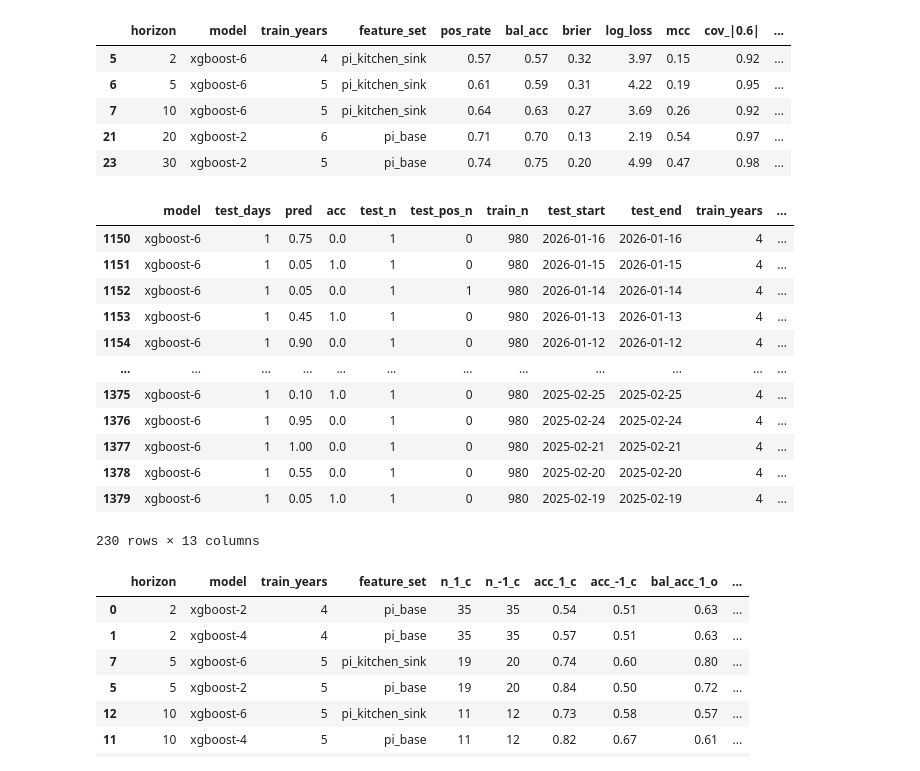
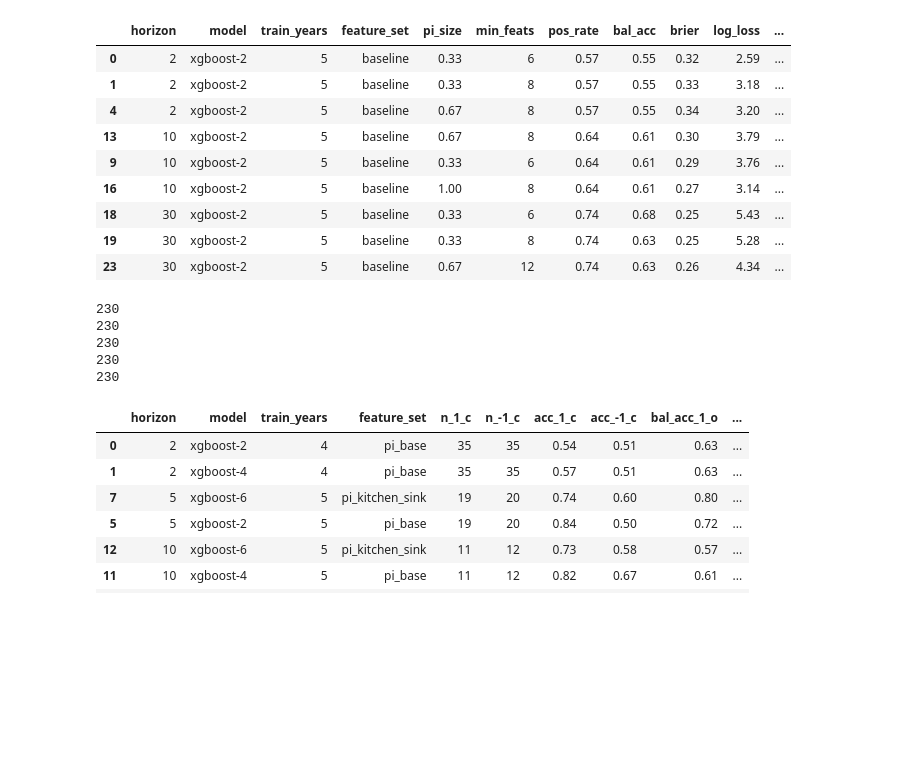
Before and after one commit to bchase17/Stocks, a Jupyter notebook: performance_assessment.ipynb, the cells around one changed output. Cells and saved outputs as stored; diff of their text form; code cells hidden in the pictures; blank space fills up the shorter version.

```diff
--- a/performance_assessment.ipynb
+++ b/performance_assessment.ipynb
@@ -6,7 +6,7 @@ import importlib
 importlib.reload(min_features)
 importlib.reload(daily_return)
 
-perf_df = pd.read_csv("performance.csv")
+perf_df = pd.read_csv("baseline.csv")
 #perf_df = perf_df.drop_duplicates()
 perf_df['Date'] = perf_df['test_start']
 returns = [1, 2, 3, 5, 10, 20, 30]
@@ -17,7 +17,7 @@ import numpy as np
 import pandas as pd
 from sklearn.metrics import brier_score_loss, log_loss, matthews_corrcoef, balanced_accuracy_score
 
-gcols = ["horizon", "model", "train_years", "feature_set"]
+gcols = ["horizon", "model", "train_years", "feature_set", "pi_size", "min_feats"]
 
 y_col = "test_pos_n"   # 0/1 actual
 p_col = "pred"         # P(y=1)
@@ -57,62 +57,64 @@ def _metrics(g: pd.DataFrame) -> pd.Series:
     return pd.Series({
         "pos_rate": float(y.mean()),
         "bal_acc": float(bal_acc) if not np.isnan(bal_acc) else np.nan,
         "brier": float(brier),
         "log_loss": float(ll),
         "mcc": float(mcc) if not np.isnan(mcc) else np.nan,
         "cov_|0.6|": cov,
         "acc_|0.6|": acc_conf,
     })
 
 metrics_df = (
     perf_df
     .dropna(subset=[y_col, p_col])
     .groupby(gcols, sort=False)
     .apply(_metrics, include_groups=False)
     .reset_index()
     .sort_values(["horizon", "mcc", "brier"], ascending=[True, False, True])
 )
 
 metrics_df['composite'] =  0.5*(metrics_df['bal_acc']) + 0.25*(metrics_df['mcc']) + .125*(1-(metrics_df['brier'])) + 0.1*((metrics_df['acc_|0.6|']) * (metrics_df['cov_|0.6|']))
 # top per horizon (ranked by MCC desc, then Brier asc)
 top_by_horizon = (
     metrics_df
     .sort_values(["horizon", "composite", "log_loss"], ascending=[True, False, False])
     .groupby("horizon", as_index=False, sort=False)
-    .head(1)
+    .head(3)
 )
 
 #top_by_horizon.to_csv('top_performers.csv', index=False)
+#top_by_horizon[top_by_horizon['horizon'] == 5].round(2)
 top_by_horizon.round(2)
 # %% [output]
-|  | horizon | model | train_years | feature_set | pos_rate | bal_acc | brier | log_loss | mcc | cov_|0.6| | ... |
-| 5 | 2 | xgboost-6 | 4 | pi_kitchen_sink | 0.57 | 0.57 | 0.32 | 3.97 | 0.15 | 0.92 | ... |
-| 6 | 5 | xgboost-6 | 5 | pi_kitchen_sink | 0.61 | 0.59 | 0.31 | 4.22 | 0.19 | 0.95 | ... |
-| 7 | 10 | xgboost-6 | 5 | pi_kitchen_sink | 0.64 | 0.63 | 0.27 | 3.69 | 0.26 | 0.92 | ... |
-| 21 | 20 | xgboost-2 | 6 | pi_base | 0.71 | 0.70 | 0.13 | 2.19 | 0.54 | 0.97 | ... |
-| 23 | 30 | xgboost-2 | 5 | pi_base | 0.74 | 0.75 | 0.20 | 4.99 | 0.47 | 0.98 | ... |
+|  | horizon | model | train_years | feature_set | pi_size | min_feats | pos_rate | bal_acc | brier | log_loss | ... |
+| 0 | 2 | xgboost-2 | 5 | baseline | 0.33 | 6 | 0.57 | 0.55 | 0.32 | 2.59 | ... |
+| 1 | 2 | xgboost-2 | 5 | baseline | 0.33 | 8 | 0.57 | 0.55 | 0.33 | 3.18 | ... |
+| 4 | 2 | xgboost-2 | 5 | baseline | 0.67 | 8 | 0.57 | 0.55 | 0.34 | 3.20 | ... |
+| 13 | 10 | xgboost-2 | 5 | baseline | 0.67 | 8 | 0.64 | 0.61 | 0.30 | 3.79 | ... |
+| 9 | 10 | xgboost-2 | 5 | baseline | 0.33 | 6 | 0.64 | 0.61 | 0.29 | 3.76 | ... |
+| 16 | 10 | xgboost-2 | 5 | baseline | 1.00 | 8 | 0.64 | 0.61 | 0.27 | 3.14 | ... |
+| 18 | 30 | xgboost-2 | 5 | baseline | 0.33 | 6 | 0.74 | 0.68 | 0.25 | 5.43 | ... |
+| 19 | 30 | xgboost-2 | 5 | baseline | 0.33 | 8 | 0.74 | 0.63 | 0.25 | 5.28 | ... |
+| 23 | 30 | xgboost-2 | 5 | baseline | 0.67 | 12 | 0.74 | 0.63 | 0.26 | 4.34 | ... |
 # %%
 perf_df_2 = perf_df[(perf_df['horizon'] == 2) & (perf_df['model'] == 'xgboost-6')
-                    & (perf_df['train_years'] == 4) & (perf_df['feature_set'] == 'pi_kitchen_sink')].copy()
+                    & (perf_df['train_years'] == 4) & (perf_df['feature_set'] == 'pi_mirror_<6_1')].copy()
+print(len(perf_df_2))
 perf_df_5 = perf_df[(perf_df['horizon'] == 5) & (perf_df['model'] == 'xgboost-6')
-                    & (perf_df['train_years'] == 5) & (perf_df['feature_set'] == 'pi_kitchen_sink')].copy()
+                    & (perf_df['train_years'] == 5) & (perf_df['feature_set'] == 'pi_.001_<10_.75_nopr')].copy()
+print(len(perf_df_5))
 perf_df_10 = perf_df[(perf_df['horizon'] == 10) & (perf_df['model'] == 'xgboost-6')
-                    & (perf_df['train_years'] == 5) & (perf_df['feature_set'] == 'pi_kitchen_sink')].copy()
-perf_df_20 = perf_df[(perf_df['horizon'] == 20) & (perf_df['model'] == 'xgboost-2')
-                    & (perf_df['train_years'] == 6) & (perf_df['feature_set'] == 'pi_base')].copy()
+                    & (perf_df['train_years'] == 5) & (perf_df['feature_set'] == 'pi_mirror')].copy()
+print(len(perf_df_10))
+perf_df_20 = perf_df[(perf_df['horizon'] == 20) & (perf_df['model'] == 'xgboost-6')
+                    & (perf_df['train_years'] == 6) & (perf_df['feature_set'] == 'pi_.001_<10_.75_pr')].copy()
+print(len(perf_df_20))
 perf_df_30 = perf_df[(perf_df['horizon'] == 30) & (perf_df['model'] == 'xgboost-2')
                     & (perf_df['train_years'] == 5) & (perf_df['feature_set'] == 'pi_base')].copy()
+print(len(perf_df_30))
 # %% [output]
-|  | model | test_days | pred | acc | test_n | test_pos_n | train_n | test_start | test_end | train_years | ... |
-| 1150 | xgboost-6 | 1 | 0.75 | 0.0 | 1 | 0 | 980 | 2026-01-16 | 2026-01-16 | 4 | ... |
-| 1151 | xgboost-6 | 1 | 0.05 | 1.0 | 1 | 0 | 980 | 2026-01-15 | 2026-01-15 | 4 | ... |
-| 1152 | xgboost-6 | 1 | 0.05 | 0.0 | 1 | 1 | 980 | 2026-01-14 | 2026-01-14 | 4 | ... |
-| 1153 | xgboost-6 | 1 | 0.45 | 1.0 | 1 | 0 | 980 | 2026-01-13 | 2026-01-13 | 4 | ... |
-| 1154 | xgboost-6 | 1 | 0.90 | 0.0 | 1 | 0 | 980 | 2026-01-12 | 2026-01-12 | 4 | ... |
-| ... | ... | ... | ... | ... | ... | ... | ... | ... | ... | ... | ... |
-| 1375 | xgboost-6 | 1 | 0.10 | 1.0 | 1 | 0 | 980 | 2025-02-25 | 2025-02-25 | 4 | ... |
-| 1376 | xgboost-6 | 1 | 0.95 | 0.0 | 1 | 0 | 980 | 2025-02-24 | 2025-02-24 | 4 | ... |
-| 1377 | xgboost-6 | 1 | 1.00 | 0.0 | 1 | 0 | 980 | 2025-02-21 | 2025-02-21 | 4 | ... |
-| 1378 | xgboost-6 | 1 | 0.55 | 0.0 | 1 | 0 | 980 | 2025-02-20 | 2025-02-20 | 4 | ... |
-| 1379 | xgboost-6 | 1 | 0.05 | 1.0 | 1 | 0 | 980 | 2025-02-19 | 2025-02-19 | 4 | ... |
-230 rows × 13 columns
+230
+230
+230
+230
+230
```
Also changed, not shown: parts of 1 cell of this notebook, 6 other files.
